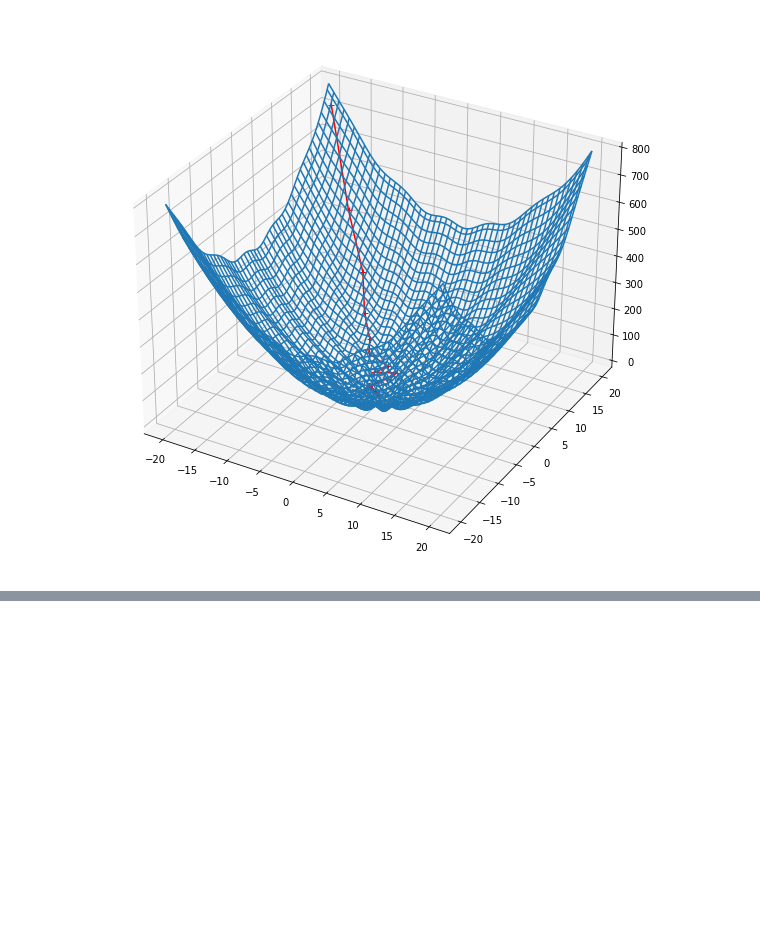
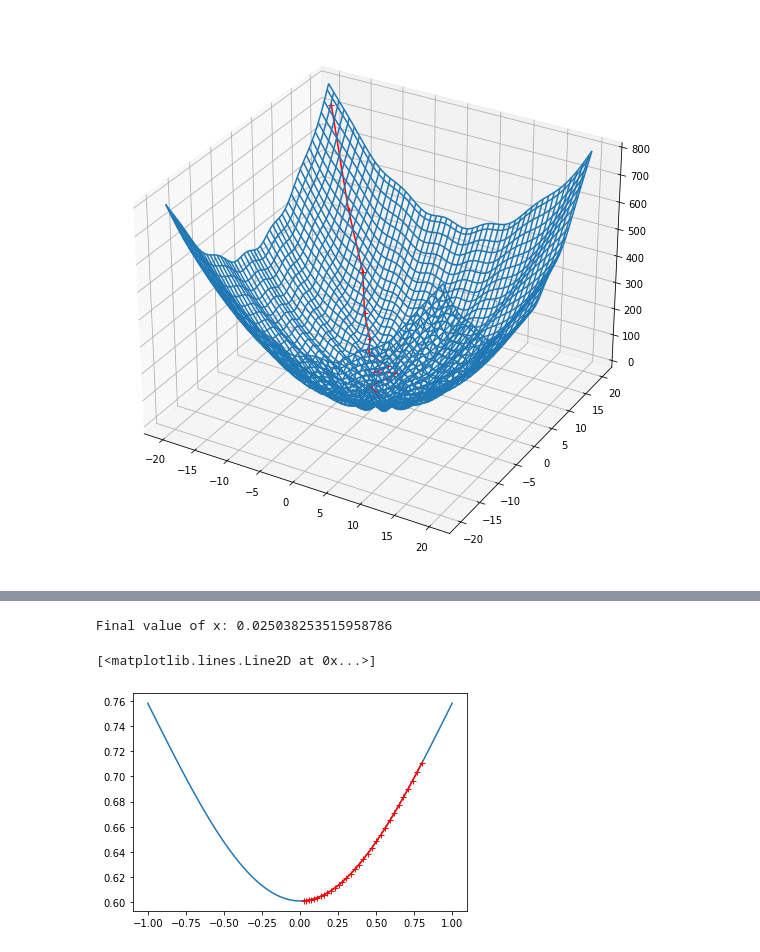
Before and after one commit to drwalton/cgvi-python-intro, a Jupyter notebook: 08_differentiation.ipynb, the cells around one changed output, grey strips where cells are left out. Saved outputs shown, nothing was run; the diff lists cells and outputs as text; code cells hidden in the pictures; blank space fills up the shorter version.

```diff
--- a/08_differentiation.ipynb
+++ b/08_differentiation.ipynb
@@ -193,0 +272,48 @@ Final value: [ 0 -1]
+# %%
+import torch, math
+import matplotlib.pyplot as plt
+
+x = torch.tensor([0.8], requires_grad=True) # You can also set requires_grad in the initialiser function here.
+
+# This time we're minimising 1.0 - gaussian(x), where gaussian() is a gaussian function (the PDF of a standard
+# normal distribution).
+def gaussian(x, sigma=1.0, mu=0.0):
+    scale = 1.0 / (sigma * math.sqrt(2.0 * math.pi))
+    return scale * torch.exp(-0.5 * (x - mu) * (x - mu) / (sigma * sigma))
+
+# Let's first plot the graph of the function we're minimising.
+x_vals = torch.linspace(-1, 1)
+y_vals = 1.0 - gaussian(x_vals)
+plt.plot(x_vals, y_vals)
+
+step_vals = [x.item()]
+
+# The gradient descent loop has the same overall structure as before.
+n_iters = 30
+learning_rate = 0.03
+
+# This time we create an optimzer object, and tell it which tensors we want to optimize
+optimizer = torch.optim.Adam(params=[x], lr=learning_rate)
+# Try swapping this out for other optimisers like torch.optim.SGD and see how well they perform.
+
+for iter in range(n_iters):
+    optimizer.zero_grad() # This does the same thing as x.grad.zero_() above, zeroing the gradients.
+
+    y = 1.0 - gaussian(x)
+    y.backward() # As before, we call backward() to calculate the gradients we need.
+
+    optimizer.step() # This time we call optimizer.step() to update x
+
+    # Save the value of x so we can plot them later.
+    step_vals.append(x.item())
+
+print("Final value of x:", x.item())
+
+# Plot the gradient descent steps.
+step_vals = torch.tensor(step_vals)
+step_y_vals = 1.0 - gaussian(step_vals)
+plt.plot(step_vals, step_y_vals, "r+-")
+# %% [output]
+Final value of x: 0.025038253515958786
+[<matplotlib.lines.Line2D at 0x...>]
+[figure, added]
```
Also changed, not shown: parts of 8 cells of this notebook, 1 other file.
